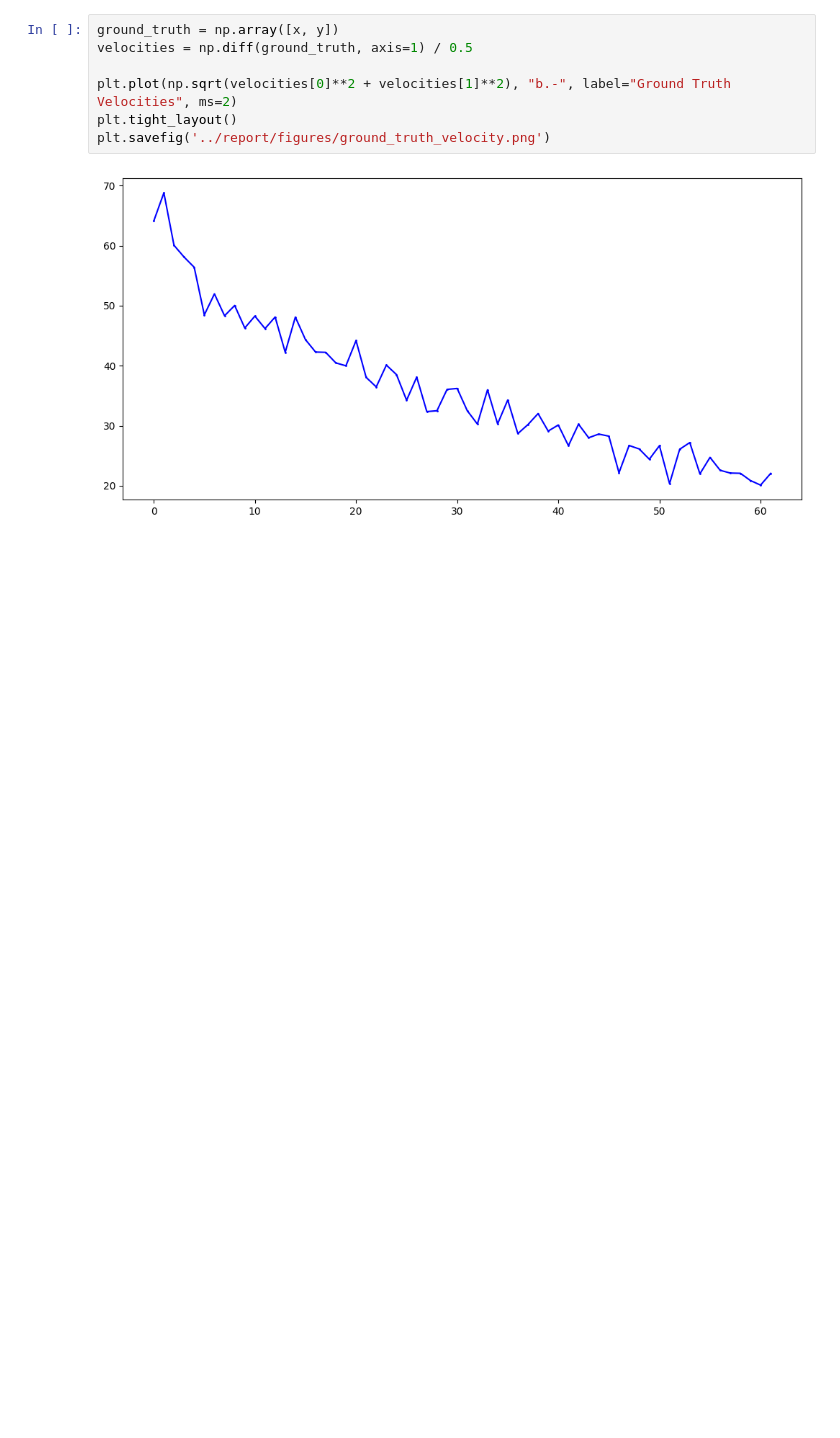
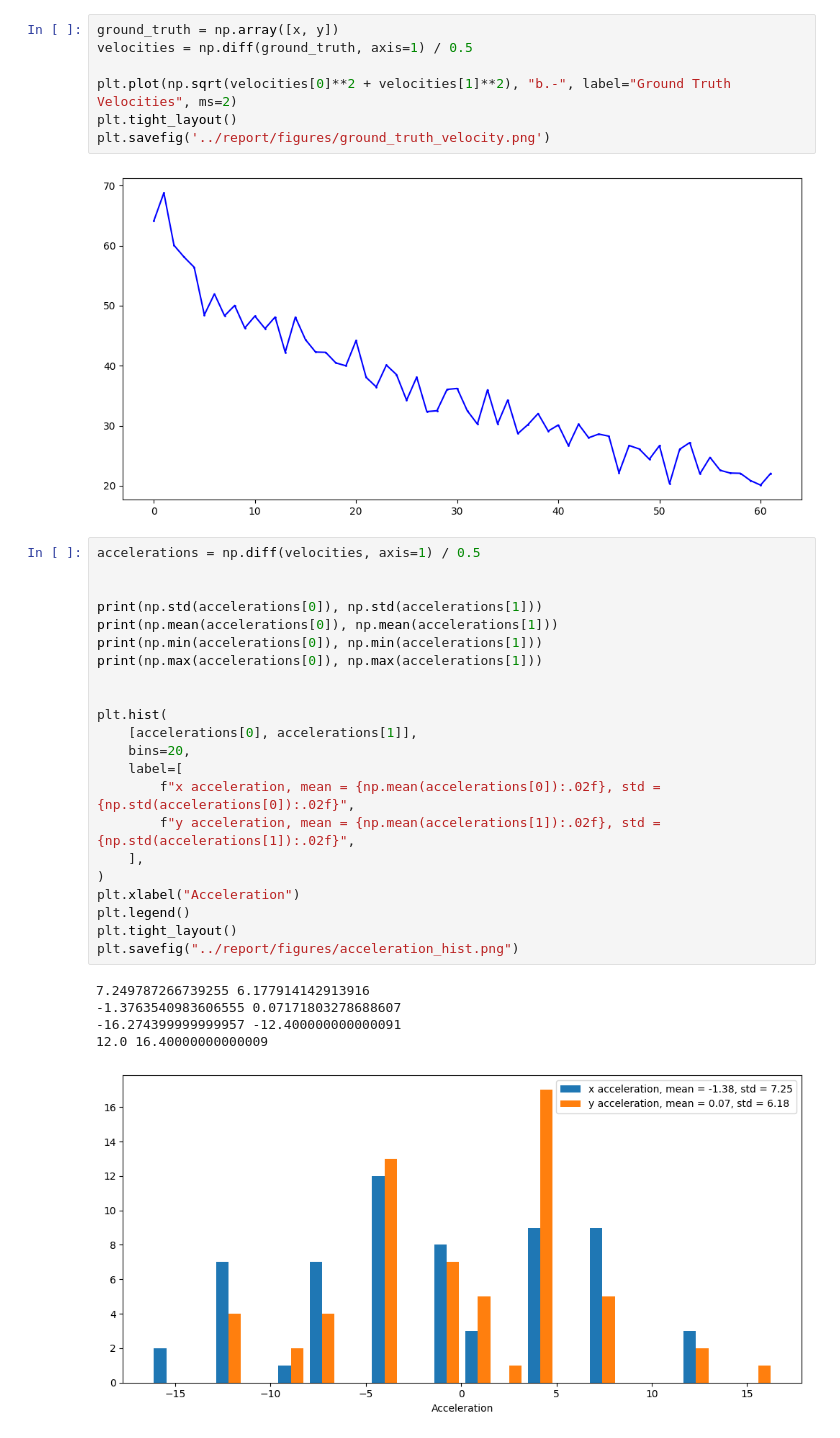
Before and after one commit to LiyouZhou/MScRAS_CV, a Jupyter notebook: assessment/code/assessment.ipynb, the cells around one changed output. Drawn from its saved outputs; the diff is of its cells as text; blank space fills up the shorter version.

Commit message:
Completed CV report

```diff
--- a/assessment/code/assessment.ipynb
+++ b/assessment/code/assessment.ipynb
@@ -699,3 +708,31 @@ plt.tight_layout()
 plt.savefig('../report/figures/ground_truth_velocity.png')
 # %% [output]
 [figure]
+# %%
+accelerations = np.diff(velocities, axis=1) / 0.5
+
+
+print(np.std(accelerations[0]), np.std(accelerations[1]))
+print(np.mean(accelerations[0]), np.mean(accelerations[1]))
+print(np.min(accelerations[0]), np.min(accelerations[1]))
+print(np.max(accelerations[0]), np.max(accelerations[1]))
+
+
+plt.hist(
+    [accelerations[0], accelerations[1]],
+    bins=20,
+    label=[
+        f"x acceleration, mean = {np.mean(accelerations[0]):.02f}, std = {np.std(accelerations[0]):.02f}",
+        f"y acceleration, mean = {np.mean(accelerations[1]):.02f}, std = {np.std(accelerations[1]):.02f}",
+    ],
+)
+plt.xlabel("Acceleration")
+plt.legend()
+plt.tight_layout()
+plt.savefig("../report/figures/acceleration_hist.png")
+# %% [output]
+7.249787266739255 6.177914142913916
+-1.3763540983606555 0.07171803278688607
+-16.274399999999957 -12.400000000000091
+12.0 16.40000000000009
+[figure, added]
```
Also changed, not shown: parts of 5 cells of this notebook, 7 other files.
